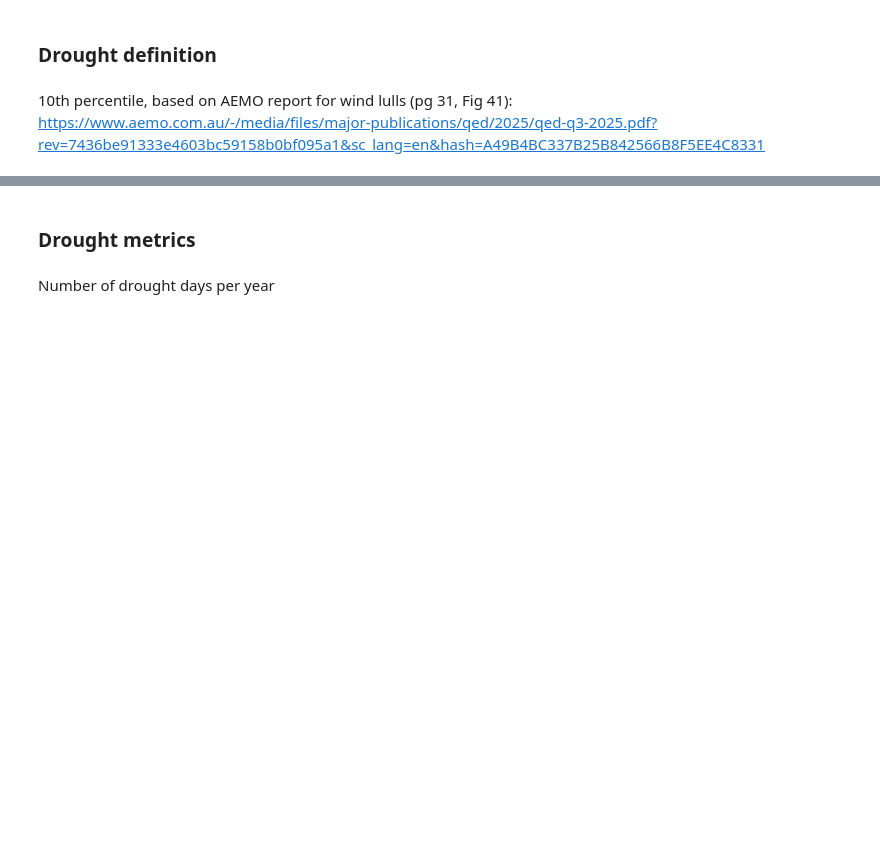
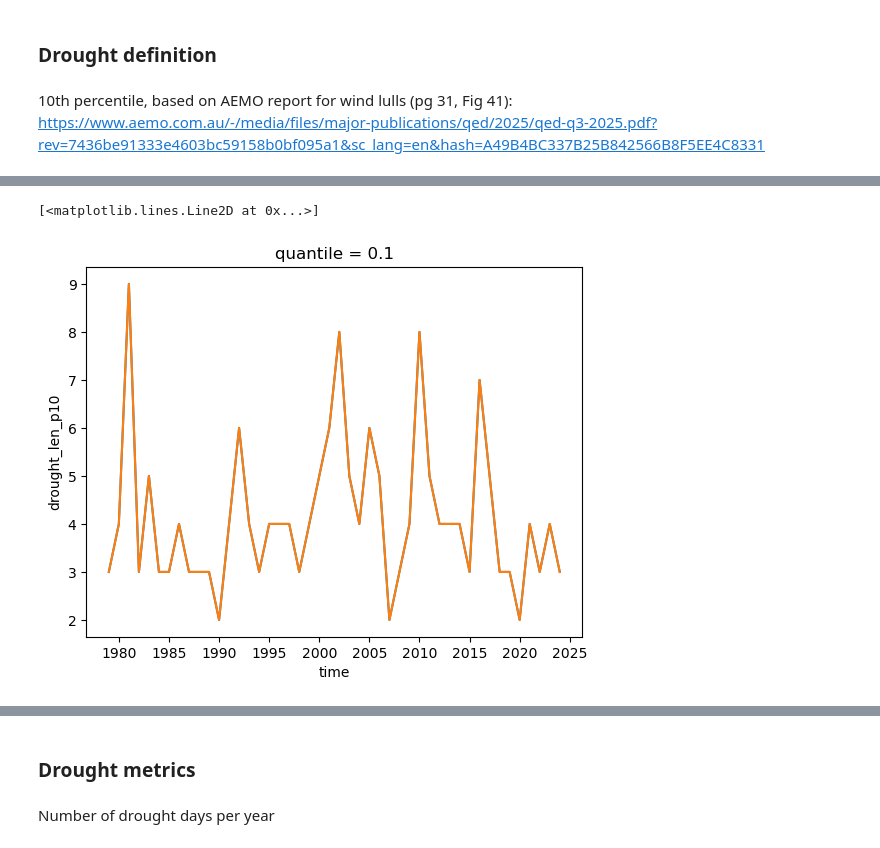
Before and after one commit to dougrichardson/wind_drought, a Jupyter notebook: 08_reanalysis_drought_stats.ipynb, the cells around one changed output, grey strips where cells are left out. Cells and saved outputs as stored; diff of their text form; code cells hidden in the pictures; blank space fills up the shorter version.

```diff
--- a/08_reanalysis_drought_stats.ipynb
+++ b/08_reanalysis_drought_stats.ipynb
@@ -181,0 +184,16 @@ for k,v in ws_dict.items():
+# %%
+t = ws_dict["ERA5_NEM_NEM_wind_2025_unweighted"]["ws10m"].quantile(DROUGHT_Q, "time").values
+# %%
+x = xclim.indices.generic.spell_length(
+    ws_dict["ERA5_NEM_NEM_wind_2025_unweighted"]["ws10m"].assign_attrs(
+        units="m/s"
+    ),
+    # ws_dict["ERA5_NEM_NEM_wind_2025_unweighted"]["ws10m"].assign_attrs(
+    #     units="m/s"
+    # ).quantile(DROUGHT_Q, dim="time"),
+    str(t)+" m/s",
+#     window=1,
+    freq="YS",
+    reducer="max",
+    op="<"
+)
@@ -181,0 +220,8 @@ for k,v in ws_dict.items():
+# %%
+w = ws_dict["ERA5_NEM_NEM_wind_2025_unweighted"]["drought_len_p10"].resample(time="1YS").max()
+# %%
+x.plot()
+w.plot()
+# %% [output]
+[<matplotlib.lines.Line2D at 0x...>]
+[figure, added]
```
Also changed, not shown: parts of 3 cells of this notebook, 2 other files.
